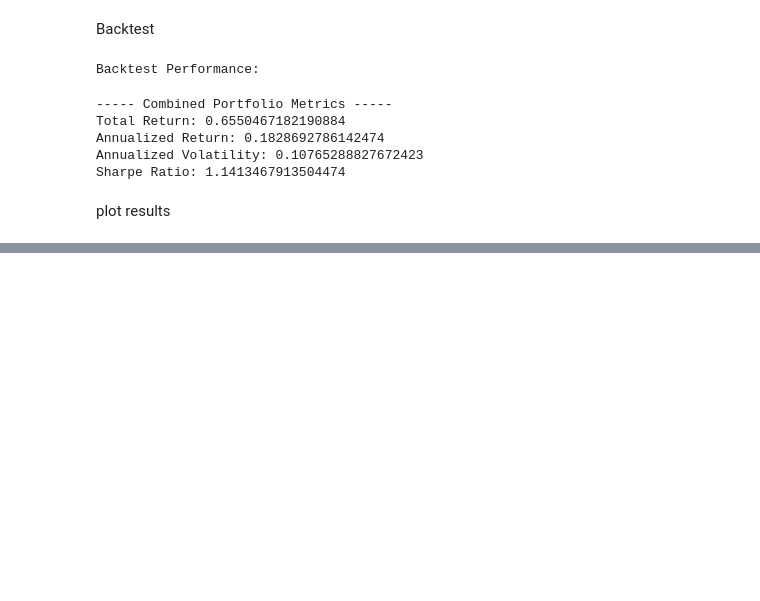
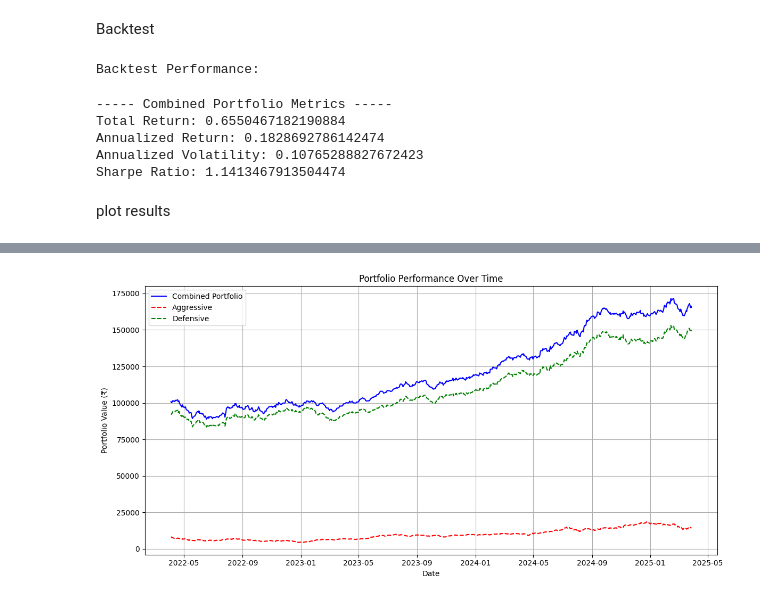
Before and after one commit to ArshChand/Portfolio-Optimizer, a Jupyter notebook: portfolio_optimizer.ipynb, the cells around one changed output, grey strips where cells are left out. Cells and saved outputs as stored; diff of their text form; code cells hidden in the pictures; blank space fills up the shorter version.

```diff
--- a/portfolio_optimizer.ipynb
+++ b/portfolio_optimizer.ipynb
@@ -322,0 +295,15 @@ plot_results_interactive_combined(
+# %%
+# 2. Portfolio Value Over Time
+plt.figure(figsize=(12, 6))
+plt.plot(combined_value.index, combined_value.values, label='Combined Portfolio', color='blue')
+plt.plot(agg_value.index, agg_value.values, label='Aggressive', linestyle='--', color='red')
+plt.plot(def_value.index, def_value.values, label='Defensive', linestyle='--', color='green')
+plt.title("Portfolio Performance Over Time")
+plt.xlabel("Date")
+plt.ylabel("Portfolio Value (₹)")
+plt.legend()
+plt.grid(True)
+plt.tight_layout()
+plt.show()
+# %% [output]
+[figure, added]
```
Also changed, not shown: parts of 10 cells of this notebook, 1 other file.
